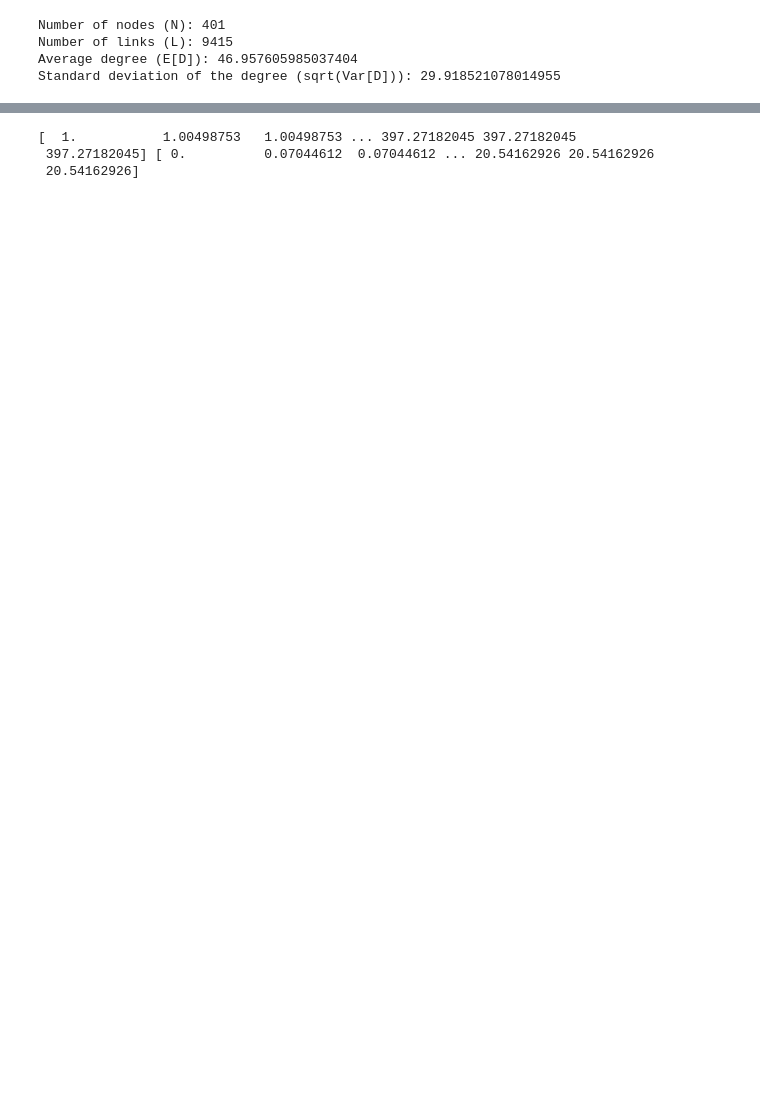
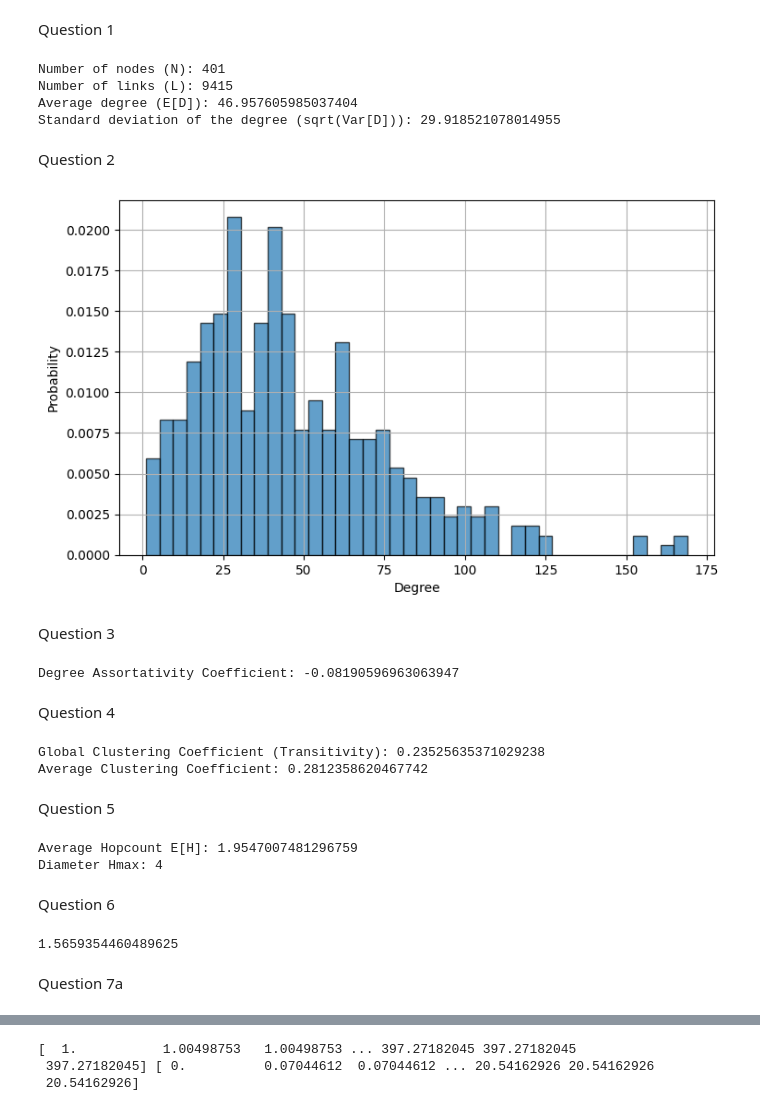
Before and after one commit to Tim-Albers/ComplexNetworks, a Jupyter notebook: Notebooks/Agnes_Notebook.ipynb, the cells around one changed output, grey strips where cells are left out. Drawn from its saved outputs; the diff is of its cells as text; code cells hidden in the pictures; blank space fills up the shorter version.

```diff
--- a/Notebooks/Agnes_Notebook.ipynb
+++ b/Notebooks/Agnes_Notebook.ipynb
@@ -1 +8,3 @@
+# %% [markdown]
+Question 1
 # %%
@@ -40,4 +44,61 @@ Number of nodes (N): 401
 Number of links (L): 9415
 Average degree (E[D]): 46.957605985037404
 Standard deviation of the degree (sqrt(Var[D])): 29.918521078014955
+# %% [markdown]
+Question 2
+# %%
+# Plot the degree distribution with probability on the y-axis
+plt.figure(figsize=(10-10/6, 5))
+plt.hist(degrees, bins=40, density=True, edgecolor='black', alpha=0.7)
+plt.xlabel('Degree')
+plt.ylabel('Probability')
+# plt.title('Degree Distribution')
+plt.grid(True)
+plt.show()
+# %% [output]
+[figure, added]
+# %% [markdown]
+Question 3
+# %%
+# Calculate the degree correlation (assortativity)
+assortativity = nx.degree_assortativity_coefficient(G)
+print(f"Degree Assortativity Coefficient: {assortativity}")
+# %% [output]
+Degree Assortativity Coefficient: -0.08190596963063947
+# %% [markdown]
+Question 4
+# %%
+# Calculate the global clustering coefficient (transitivity)
+global_clustering_coefficient = nx.transitivity(G)
+print(f"Global Clustering Coefficient (Transitivity): {global_clustering_coefficient}")
+
+# Calculate the average clustering coefficient
+average_clustering_coefficient = nx.average_clustering(G)
+print(f"Average Clustering Coefficient: {average_clustering_coefficient}")
+# %% [output]
+Global Clustering Coefficient (Transitivity): 0.23525635371029238
+Average Clustering Coefficient: 0.2812358620467742
+# %% [markdown]
+Question 5
+# %%
+# Calculate the average hopcount E[H] of the shortest paths between all node pairs
+average_shortest_path_length = nx.average_shortest_path_length(G)
+print(f"Average Hopcount E[H]: {average_shortest_path_length}")
+
+# Calculate the diameter Hmax of the graph
+diameter = nx.diameter(G)
+print(f"Diameter Hmax: {diameter}")
+# %% [output]
+Average Hopcount E[H]: 1.9547007481296759
+Diameter Hmax: 4
+# %% [markdown]
+Question 6
+# %%
+#lecture formula for ER network
+average_hopcount = np.log(N) / np.log(E_D - 1)
+print(average_hopcount)
+# %% [output]
+1.5659354460489625
+# %% [markdown]
+Question 7a
 # %%
```
Also changed, not shown: parts of 21 cells of this notebook.
